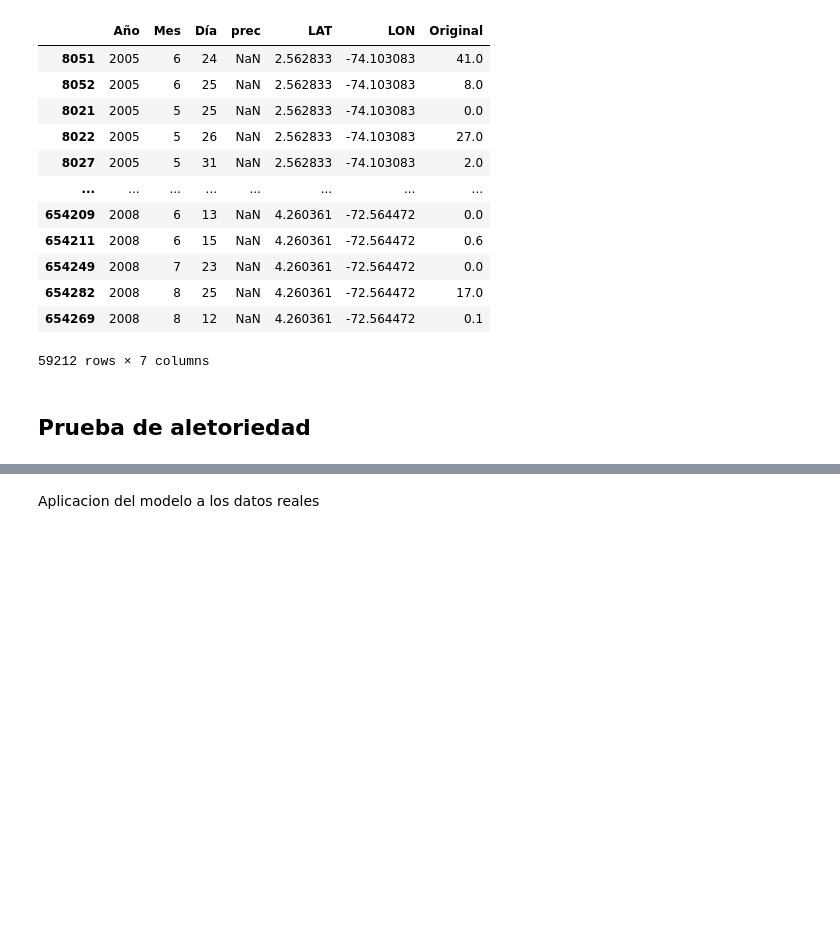
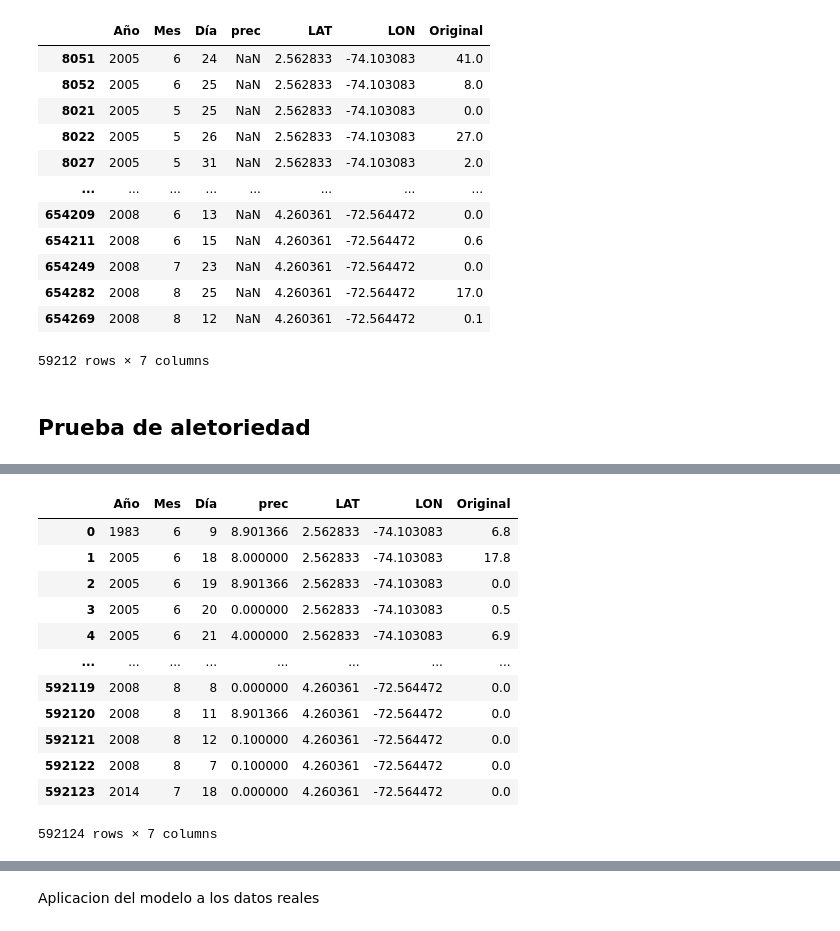
Before and after one commit to Ronaldoh99/Proyecto_mod_precipitacion, a Jupyter notebook: Codigos de Python/NoteNook_model_KNN.ipynb, the cells around one changed output, grey strips where cells are left out. Cells and saved outputs as stored; diff of their text form; code cells hidden in the pictures; blank space fills up the shorter version.

```diff
--- a/Codigos de Python/NoteNook_model_KNN.ipynb
+++ b/Codigos de Python/NoteNook_model_KNN.ipynb
@@ -558,0 +737,34 @@ AttributeError: module 'missingno' has no attribute 'mcar_test'
+# %%
+import pandas as pd
+import numpy as np
+from sklearn.impute import KNNImputer
+from joblib import Parallel, delayed
+
+# Asumiendo que tu DataFrame se llama data_completa_modelo
+# Si necesitas cargar tus datos desde un archivo, puedes descomentar la siguiente línea:
+# data_completa_modelo = pd.read_csv('tu_archivo.csv')
+
+# Definir la función para imputar un fragmento del DataFrame
+def impute_chunk(df_chunk, imputer):
+    """Función para imputar un fragmento del DataFrame."""
+    cols_to_impute = ['prec']  # Cambia esto según las columnas que necesites imputar
+    df_chunk[cols_to_impute] = imputer.transform(df_chunk[cols_to_impute])
+    return df_chunk
+
+# Crear el imputador KNN
+imputer = KNNImputer(n_neighbors=5)  # Ajusta el número de vecinos según tus necesidades
+
+# Ajustar el imputador solo a la columna 'prec'
+imputer.fit(data_completa_modelo[['prec']])
+
+# Dividir los datos en chunks para paralelizar
+n_chunks = 10  # Ajusta este número según tus necesidades y recursos
+chunks = np.array_split(data_completa_modelo, n_chunks)
+
+# Paralelizar la imputación
+imputed_chunks = Parallel(n_jobs=-1)(delayed(impute_chunk)(chunk, imputer) for chunk in chunks)
+
+# Concatenar los resultados
+imputed_data = pd.concat(imputed_chunks, ignore_index=True)
+
+# imputed_data contiene tu DataFrame con los valores imputados en la columna 'prec'
@@ -558,0 +996,16 @@ AttributeError: module 'missingno' has no attribute 'mcar_test'
+# %%
+imputed_data
+# %% [output]
+|  | Año | Mes | Día | prec | LAT | LON | Original |
+| 0 | 1983 | 6 | 9 | 8.901366 | 2.562833 | -74.103083 | 6.8 |
+| 1 | 2005 | 6 | 18 | 8.000000 | 2.562833 | -74.103083 | 17.8 |
+| 2 | 2005 | 6 | 19 | 8.901366 | 2.562833 | -74.103083 | 0.0 |
+| 3 | 2005 | 6 | 20 | 0.000000 | 2.562833 | -74.103083 | 0.5 |
+| 4 | 2005 | 6 | 21 | 4.000000 | 2.562833 | -74.103083 | 6.9 |
+| ... | ... | ... | ... | ... | ... | ... | ... |
+| 592119 | 2008 | 8 | 8 | 0.000000 | 4.260361 | -72.564472 | 0.0 |
+| 592120 | 2008 | 8 | 11 | 8.901366 | 4.260361 | -72.564472 | 0.0 |
+| 592121 | 2008 | 8 | 12 | 0.100000 | 4.260361 | -72.564472 | 0.0 |
+| 592122 | 2008 | 8 | 7 | 0.100000 | 4.260361 | -72.564472 | 0.0 |
+| 592123 | 2014 | 7 | 18 | 0.000000 | 4.260361 | -72.564472 | 0.0 |
+592124 rows × 7 columns
```
Also changed, not shown: parts of 86 cells of this notebook, 4 other files.
